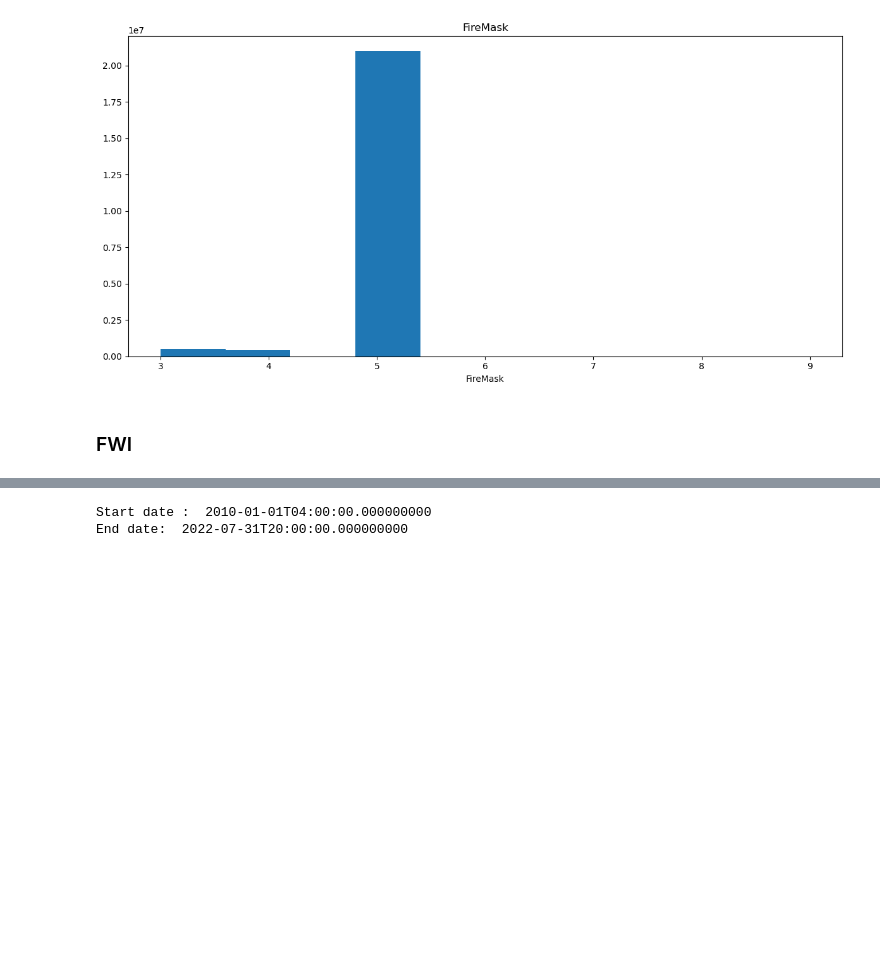
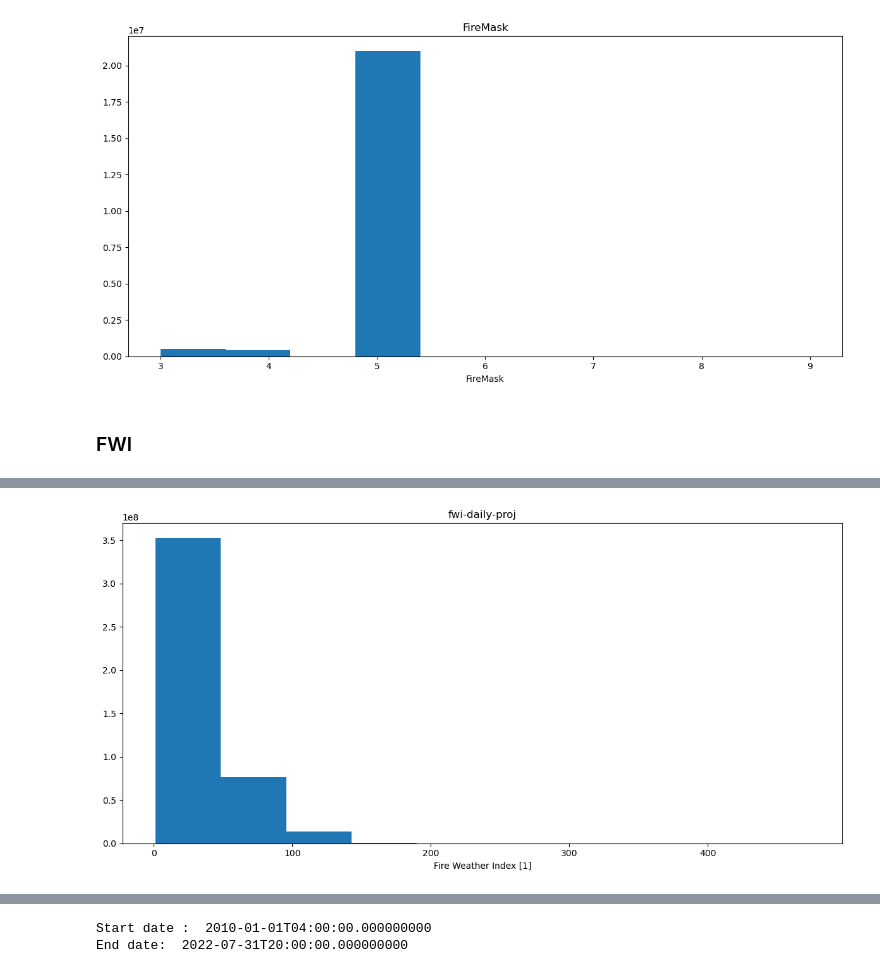
Before and after one commit to Sliders122/wildfire, a Jupyter notebook: src/Inspect_raw_data.ipynb, the cells around one changed output, grey strips where cells are left out. Cells and saved outputs as stored; diff of their text form; code cells hidden in the pictures; blank space fills up the shorter version.

```diff
--- a/src/Inspect_raw_data.ipynb
+++ b/src/Inspect_raw_data.ipynb
@@ -54,7 +54,7 @@ lst_night = xr.open_dataset(path_data +'Raw_LST_Night_1D_1km.nc')
 lst_day = xr.open_dataset(path_data +'Raw_LST_Day_1D_1km.nc')
 active_fire = xr.open_dataset(path_data +'Raw_ActiveFire_500m.nc')
 burn_mask = xr.open_dataset(path_data +'Raw_BurnMask_1km.nc')
-fwi = xr.open_mfdataset(path_data+'/Raw_Fwi/*.nc', combine='by_coords')
+fwi = xr.open_mfdataset(path_data+'/Raw_Fwi/*.nc', combine='by_coords', chunks=None)
 # %% [markdown]
 ## Description of the datasets
 # %% [markdown]
@@ -812,0 +864,11 @@ plt.show()
+# %%
+# Plot the variable fwi-daily-proj
+plt.rcParams["figure.figsize"] = [12, 6]
+plt.rcParams["figure.autolayout"] = True
+
+fwi['fwi-daily-proj'].plot()
+plt.title("fwi-daily-proj")
+
+plt.show()
+# %% [output]
+[figure, added]
```
Also changed, not shown: parts of 5 cells of this notebook.
